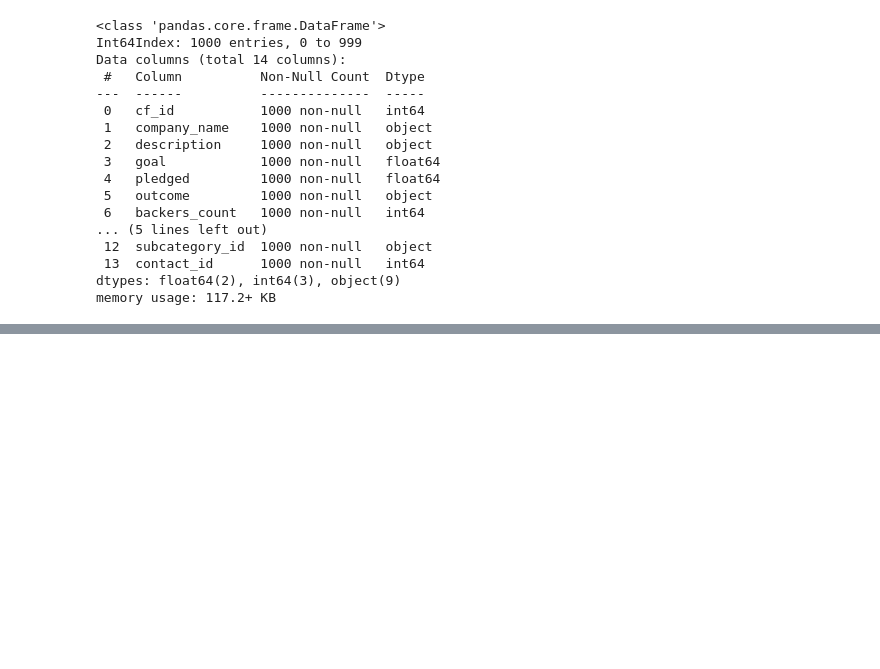
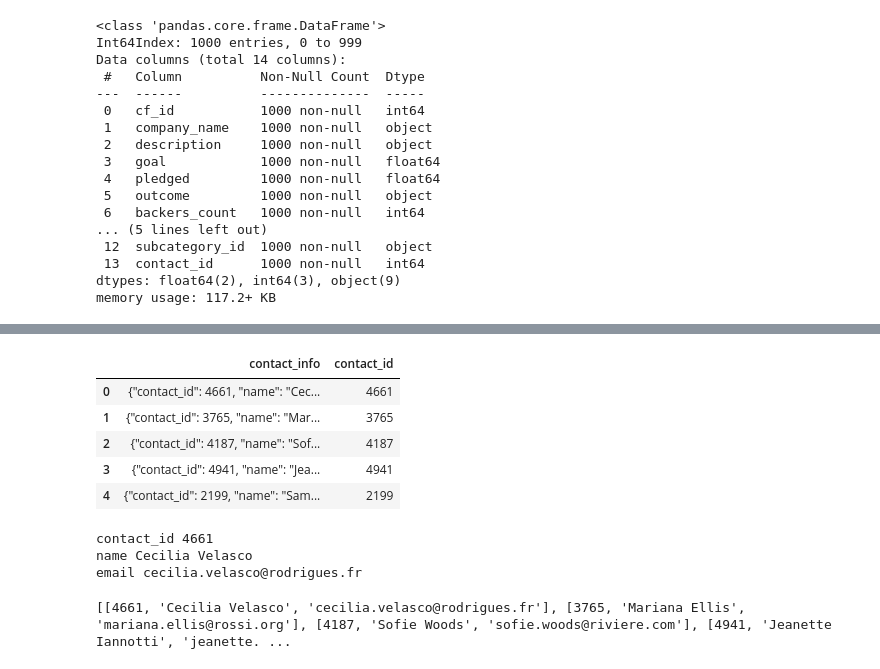
Before and after one commit to rajeev-t/crowdfunding-etl, a Jupyter notebook: data-extraction.ipynb, the cells around one changed output, grey strips where cells are left out. Saved outputs shown, nothing was run; the diff lists cells and outputs as text; code cells hidden in the pictures; blank space fills up the shorter version.

```diff
--- a/data-extraction.ipynb
+++ b/data-extraction.ipynb
@@ -359,3 +360,40 @@ campaign_cleaned.head()
 # %%
 # export the campaign_cleaned df as a csv
 campaign_cleaned.to_csv("campaign.csv", encoding='utf8', index="False")
+# %%
+# Extract the four-digit contact ID number and add it to a new column in the contact_info DataFrame.
+contact_info_df["contact_id"] = [contact_info[15:19] for contact_info in contact_info_df["contact_info"].values]
+contact_info_df.head()
+# %% [output]
+|  | contact_info | contact_id |
+| 0 | {"contact_id": 4661, "name": "Cec... | 4661 |
+| 1 | {"contact_id": 3765, "name": "Mar... | 3765 |
+| 2 | {"contact_id": 4187, "name": "Sof... | 4187 |
+| 3 | {"contact_id": 4941, "name": "Jea... | 4941 |
+| 4 | {"contact_id": 2199, "name": "Sam... | 2199 |
+# %%
+# Get the data from the first row and convert it to a dictionary.
+first_row = contact_info_df.iloc[0]['contact_info']
+converted_data = json.loads(first_row)
+for k, v in converted_data.items():
+    print(k,v)
+# %% [output]
+contact_id 4661
+name Cecilia Velasco
+email cecilia.velasco@rodrigues.fr
+# %%
+# Iterate through the contact_info_df and convert each row to a dictionary.
+dict_values = []
+for i, row in contact_info_df.iterrows():
+    # Get the data first item in each row.
+    data = row['contact_info']
+    converted_data = json.loads(data)
+    # Iterate through each dictionary (row) and get the values for each row using list comprehension.
+    row_values = [v for k, v in converted_data.items()]
+    # Append the list of values for each row to a new list.
+    dict_values.append(row_values)
+
+# Print out the list of values for each row.
+print(dict_values)
+# %% [output]
+[[4661, 'Cecilia Velasco', 'cecilia.velasco@rodrigues.fr'], [3765, 'Mariana Ellis', 'mariana.ellis@rossi.org'], [4187, 'Sofie Woods', 'sofie.woods@riviere.com'], [4941, 'Jeanette Iannotti', 'jeanette. ...
```
Also changed, not shown: parts of 5 cells of this notebook, 1 other file.
